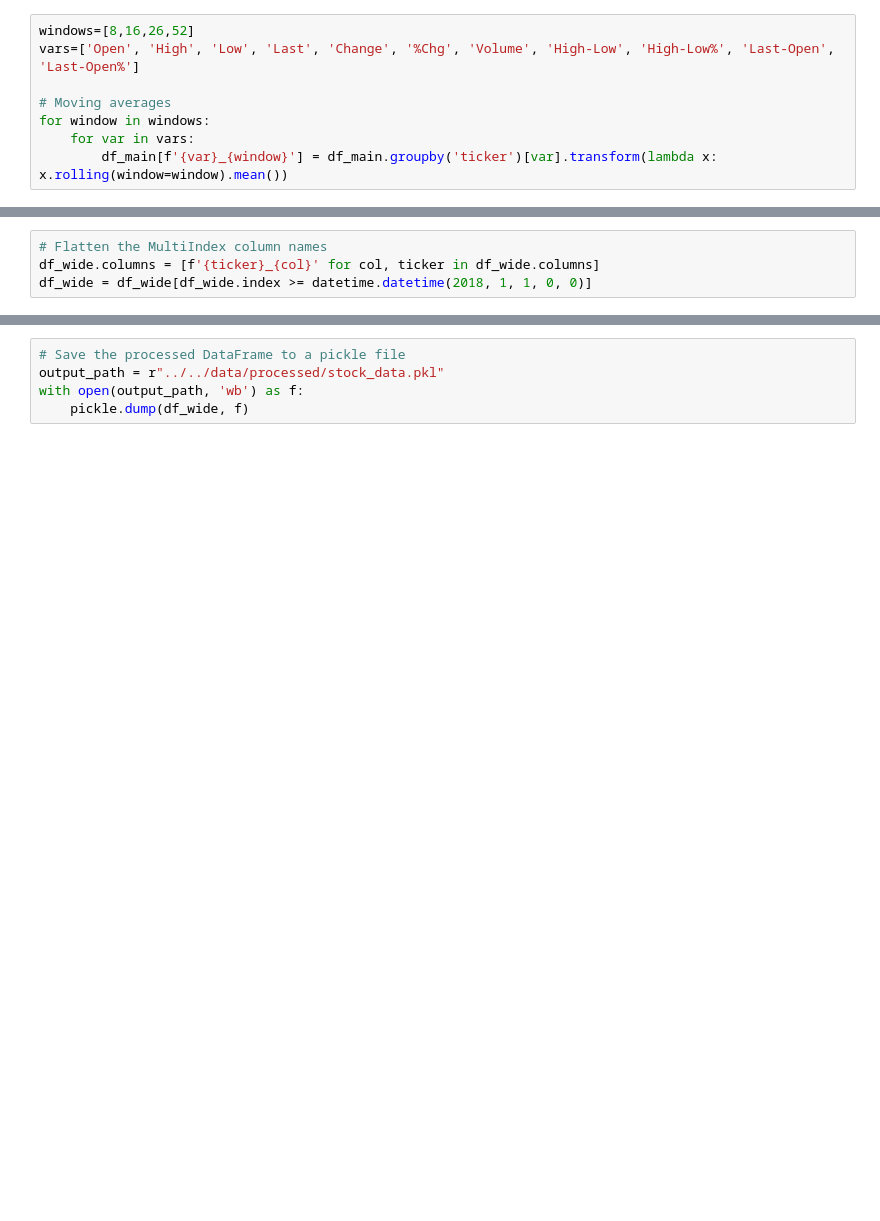
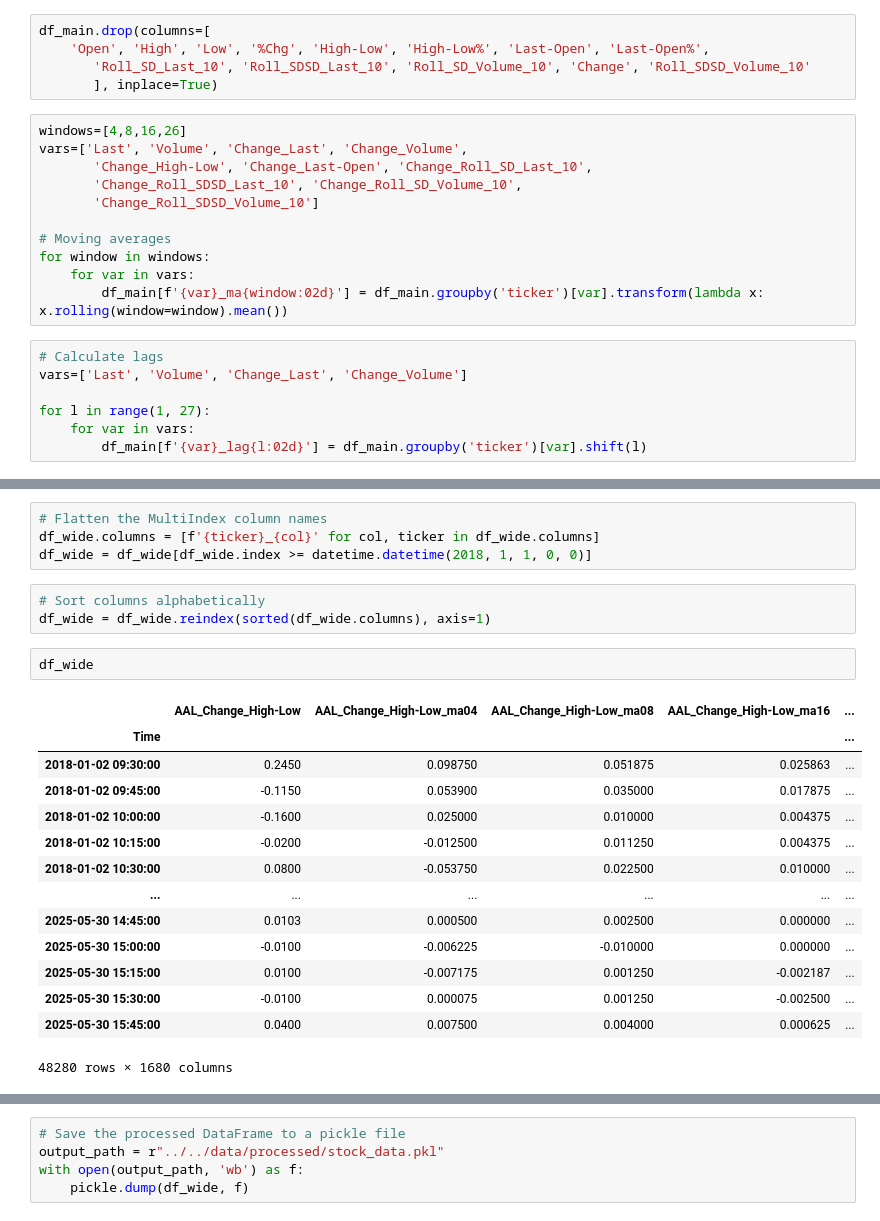
Before and after one commit to svanomm/sentiment-volume-forecasting, a Jupyter notebook: Scripts/02 Stocks Data/01 Process Stock Data.ipynb, the cells around one changed output, grey strips where cells are left out. Drawn from its saved outputs; the diff is of its cells as text; blank space fills up the shorter version.

```diff
--- a/Scripts/02 Stocks Data/01 Process Stock Data.ipynb
+++ b/Scripts/02 Stocks Data/01 Process Stock Data.ipynb
@@ -127,11 +106,26 @@ Index(['Time', 'Open', 'High', 'Low', 'Last', 'Change', '%Chg', 'Volume',
+# %%
+df_main.drop(columns=[
+    'Open', 'High', 'Low', '%Chg', 'High-Low', 'High-Low%', 'Last-Open', 'Last-Open%',
+       'Roll_SD_Last_10', 'Roll_SDSD_Last_10', 'Roll_SD_Volume_10', 'Change', 'Roll_SDSD_Volume_10'
+       ], inplace=True)
 # %%
-windows=[8,16,26,52]
-vars=['Open', 'High', 'Low', 'Last', 'Change', '%Chg', 'Volume', 'High-Low', 'High-Low%', 'Last-Open', 'Last-Open%']
+windows=[4,8,16,26]
+vars=['Last', 'Volume', 'Change_Last', 'Change_Volume',
+       'Change_High-Low', 'Change_Last-Open', 'Change_Roll_SD_Last_10',
+       'Change_Roll_SDSD_Last_10', 'Change_Roll_SD_Volume_10',
+       'Change_Roll_SDSD_Volume_10']
 
 # Moving averages
 for window in windows:
     for var in vars:
-        df_main[f'{var}_{window}'] = df_main.groupby('ticker')[var].transform(lambda x: x.rolling(window=window).mean())
+        df_main[f'{var}_ma{window:02d}'] = df_main.groupby('ticker')[var].transform(lambda x: x.rolling(window=window).mean())
+# %%
+# Calculate lags
+vars=['Last', 'Volume', 'Change_Last', 'Change_Volume']
+
+for l in range(1, 27):
+    for var in vars:
+        df_main[f'{var}_lag{l:02d}'] = df_main.groupby('ticker')[var].shift(l)
 # %%
 # reshape the data to wide format, adding the ticker as a prefix to all columns
 to_reshape = df_main.columns.difference(['Time', 'ticker'])
@@ -142,3 +136,23 @@ df_wide = df_wide.ffill()
 # Flatten the MultiIndex column names
 df_wide.columns = [f'{ticker}_{col}' for col, ticker in df_wide.columns]
 df_wide = df_wide[df_wide.index >= datetime.datetime(2018, 1, 1, 0, 0)]
+# %%
+# Sort columns alphabetically
+df_wide = df_wide.reindex(sorted(df_wide.columns), axis=1)
+# %%
+df_wide
+# %% [output]
+|  | AAL_Change_High-Low | AAL_Change_High-Low_ma04 | AAL_Change_High-Low_ma08 | AAL_Change_High-Low_ma16 | ... |
+| Time |  |  |  |  | ... |
+| 2018-01-02 09:30:00 | 0.2450 | 0.098750 | 0.051875 | 0.025863 | ... |
+| 2018-01-02 09:45:00 | -0.1150 | 0.053900 | 0.035000 | 0.017875 | ... |
+| 2018-01-02 10:00:00 | -0.1600 | 0.025000 | 0.010000 | 0.004375 | ... |
+| 2018-01-02 10:15:00 | -0.0200 | -0.012500 | 0.011250 | 0.004375 | ... |
+| 2018-01-02 10:30:00 | 0.0800 | -0.053750 | 0.022500 | 0.010000 | ... |
+| ... | ... | ... | ... | ... | ... |
+| 2025-05-30 14:45:00 | 0.0103 | 0.000500 | 0.002500 | 0.000000 | ... |
+| 2025-05-30 15:00:00 | -0.0100 | -0.006225 | -0.010000 | 0.000000 | ... |
+| 2025-05-30 15:15:00 | 0.0100 | -0.007175 | 0.001250 | -0.002187 | ... |
+| 2025-05-30 15:30:00 | -0.0100 | 0.000075 | 0.001250 | -0.002500 | ... |
+| 2025-05-30 15:45:00 | 0.0400 | 0.007500 | 0.004000 | 0.000625 | ... |
+48280 rows × 1680 columns
```
Also changed, not shown: parts of 5 cells of this notebook, 1 other file.
